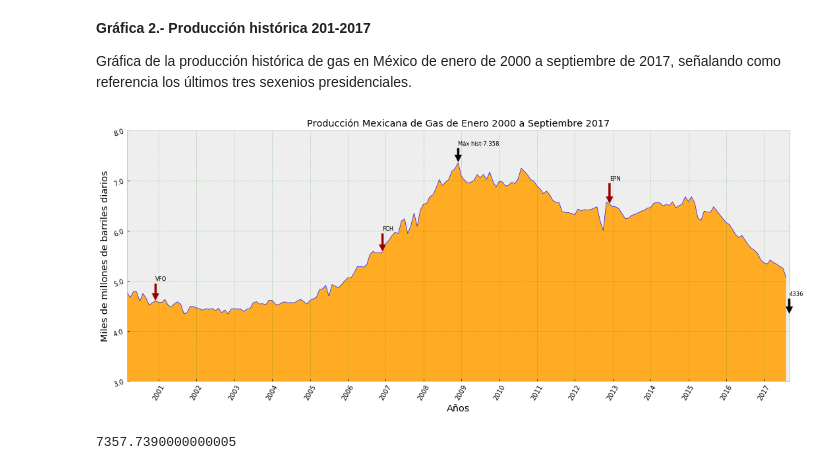
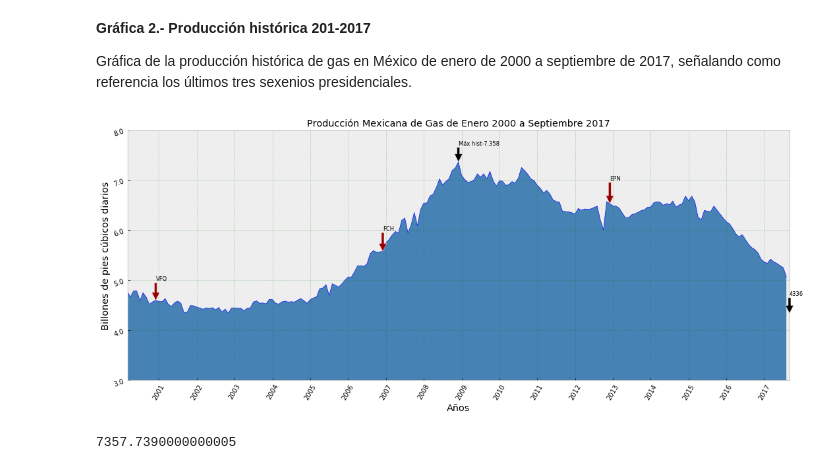
Before and after one commit to douglasgomezr/Exploracion-Produccion-Notebook, a Jupyter notebook: Producción histórica de gas-Ene1960-Sep2017.ipynb, the cells around one changed output. Drawn from its saved outputs; the diff is of its cells as text; code cells hidden in the pictures.

```diff
--- a/Producción histórica de gas-Ene1960-Sep2017.ipynb
+++ b/Producción histórica de gas-Ene1960-Sep2017.ipynb
@@ -84,7 +84,7 @@ plt.style.use('bmh')
 
 plt.plot(gas[482:692], '-' , color = 'b', alpha = 0.9 , lw = 0.7 )
 
-plt.fill_between(prod.index[482:692],0,gas[482:692],facecolor='#ffab24',label='Producción total')
+plt.fill_between(prod.index[482:692],0,gas[482:692],facecolor='steelblue',label='Producción total')
 
 #plt.legend(loc='upper right', fontsize='medium', frameon=False)
 
@@ -92,35 +92,35 @@ plt.xticks( [480, 492, 504, 516, 528, 540, 552, 564, 576, 588, 600, 612, 624, 63
            ['2000', '2001', '2002', '2003', '2004',  '2005', '2006', '2007', '2008', '2009', '2010', '2011', '2012', '2013',
             '2014', '2015', '2016', '2017'],
                rotation=60, color='k')
 plt.yticks( [0, 1000, 2000, 3000, 4000, 5000, 6000, 7000, 8000],
            ['0', '1.0', '2.0', '3.0', '4.0' , '5.0', '6.0', '7.0', '8.0'], rotation=20, color='k')
 
 plt.grid(color='green', alpha=0.4)
 
 plt.xlabel('Años', color='k', fontsize='x-large')
 
-plt.ylabel('Miles de millones de barriles diarios', fontsize='x-large', color='k')
+plt.ylabel('Billones de pies cúbicos diarios', fontsize='x-large', color='k')
 
 plt.xlim(482,692)
 plt.ylim(3000, 8000)
 
 plt.title('Producción Mexicana de Gas de Enero 2000 a Septiembre 2017', fontsize='x-large', color='black')
 
 #Fechas con las iniciales de los presidentes de México de 1960 a 2017
 
 plt.annotate('EPN', xy=(635,6526.705), xytext=(635, 7000), arrowprops=dict(facecolor='#990000'), fontsize='small')
 plt.annotate('FCH', xy=(563,5573.062), xytext=(563, 6000), arrowprops=dict(facecolor='#990000'),fontsize='small')
 plt.annotate('VFQ', xy=(491,4596.113), xytext=(491, 5000), arrowprops=dict(facecolor='#990000'),fontsize='small')
 
 plt.annotate('Máx hist-7.358', xy=(587,7357.74), xytext=(587, 7700), arrowprops=dict(facecolor='k'),fontsize='small')
 plt.annotate('4336', xy=(692,4336), xytext=(692, 4700), arrowprops=dict(facecolor='k'),fontsize='small')
 
 
 #plt.savefig('ProduccionPEMEX_historica02.png', dpi=400 )
 
 plt.show()
 # %% [output]
-[figure, old version]
+[figure, new version]
 # %%
 max(gas)
 # %% [output]
```
